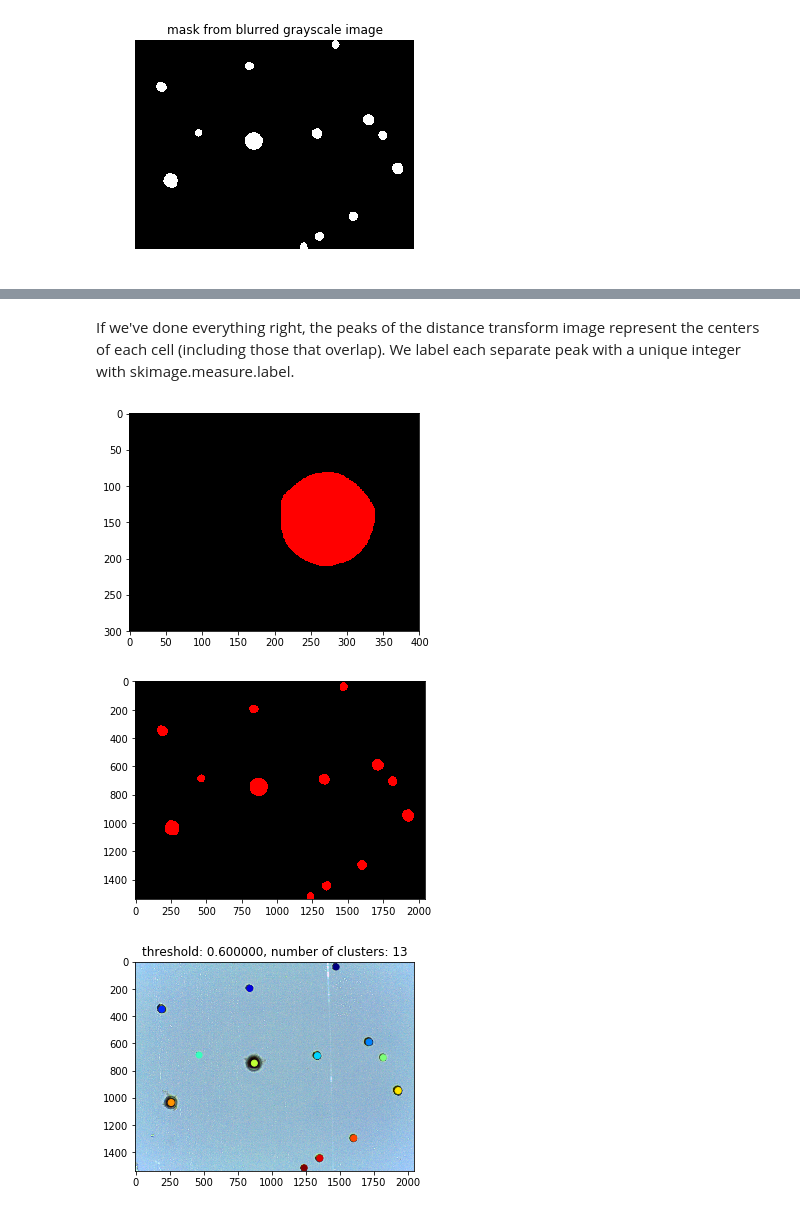
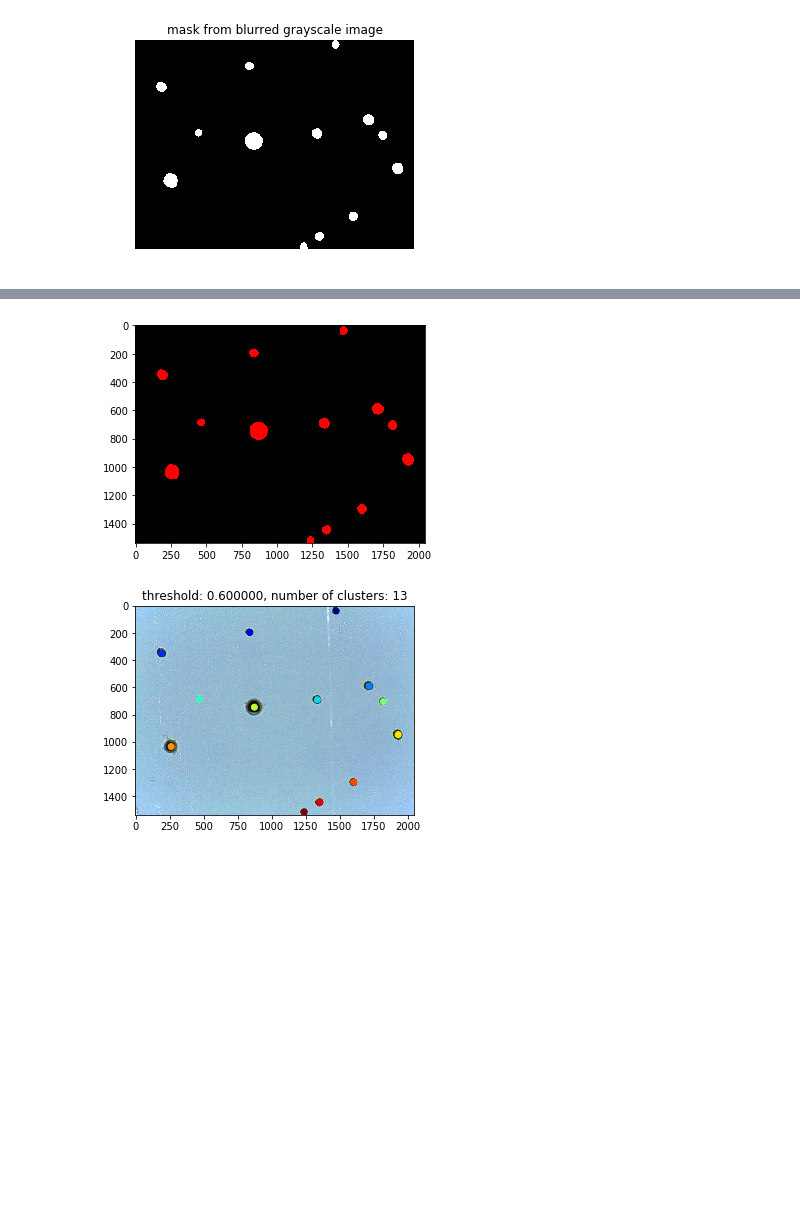
Before and after one commit to gabiitokazu/python-practices, a Jupyter notebook: counting-hpl-rev.ipynb, the cells around one changed output, grey strips where cells are left out. Saved outputs shown, nothing was run; the diff lists cells and outputs as text; code cells hidden in the pictures; blank space fills up the shorter version.

```diff
--- a/counting-hpl-rev.ipynb
+++ b/counting-hpl-rev.ipynb
@@ -110,27 +118,24 @@ The distance transform converts a binary mask (black-and-white image) into a flo
-# %% [markdown]
-If we've done everything right, the peaks of the distance transform image represent the centers of each cell (including those that overlap). We label each separate peak with a unique integer with skimage.measure.label.
 # %%
 from skimage import feature, measure
 from matplotlib.colors import ListedColormap
 
 def imshow_overlay(im, mask, alpha=0.5, color='red', **kwargs):
     """Show semi-transparent red mask over an image"""
     mask = mask > 0
     mask = np.ma.masked_where(~mask, mask)
     plt.imshow(im, **kwargs)
     plt.imshow(mask, alpha=alpha, cmap=ListedColormap([color]))
 
 
 peaks_im = feature.peak_local_max(blurred_mask, indices=False)
 
+#plt.figure()
+#imshow_overlay(blurred_mask[600:900, 600:1000], peaks_im[600:900, 600:1000], alpha=1, cmap='gray')
+
 plt.figure()
-imshow_overlay(blurred_mask[600:900, 600:1000], peaks_im[600:900, 600:1000], alpha=1, cmap='gray')
-plt.figure()
-
 imshow_overlay(blurred_mask, peaks_im, alpha=1, cmap='gray')
 # %% [output]
-[figure, old version]
+[figure, new version]
-[figure, removed]
 # %%
 import scipy.cluster.hierarchy as hcluster
 
```
Also changed, not shown: parts of 17 cells of this notebook.
